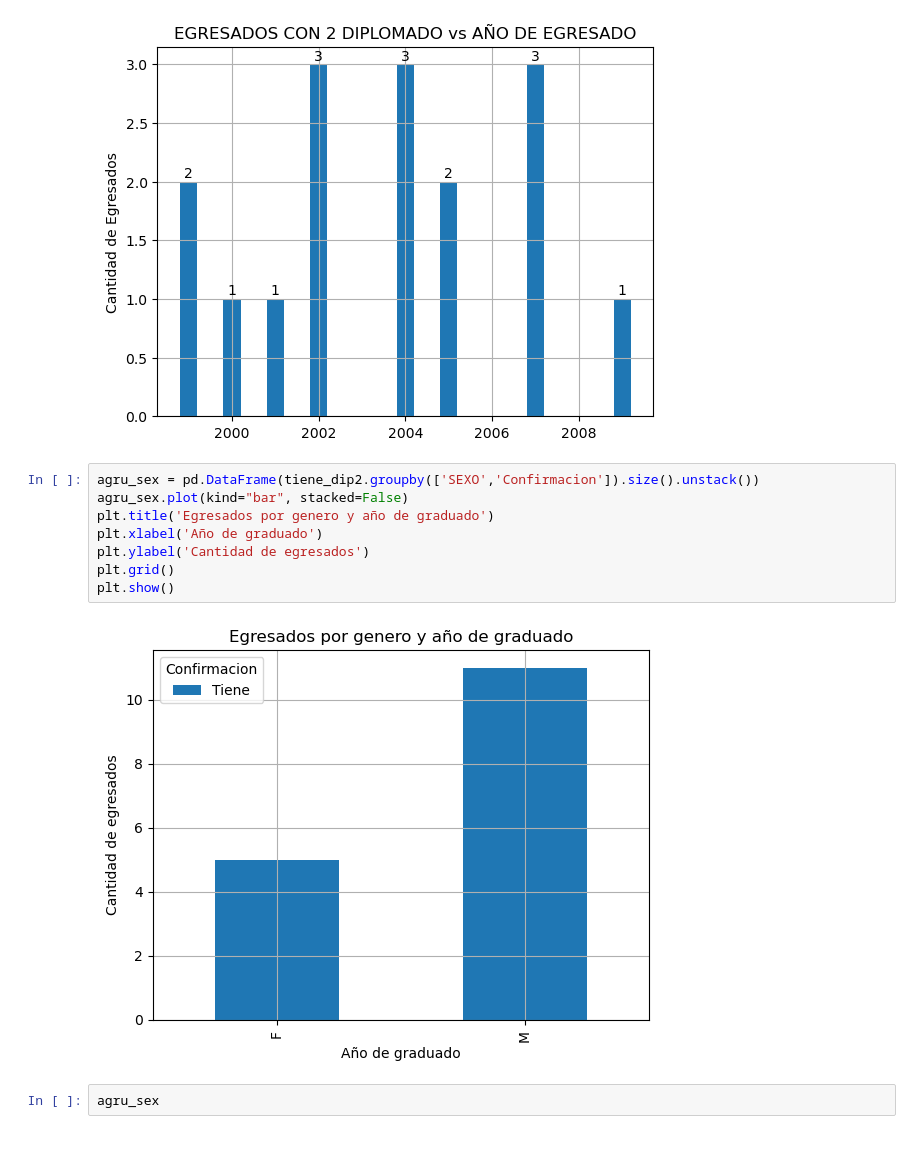
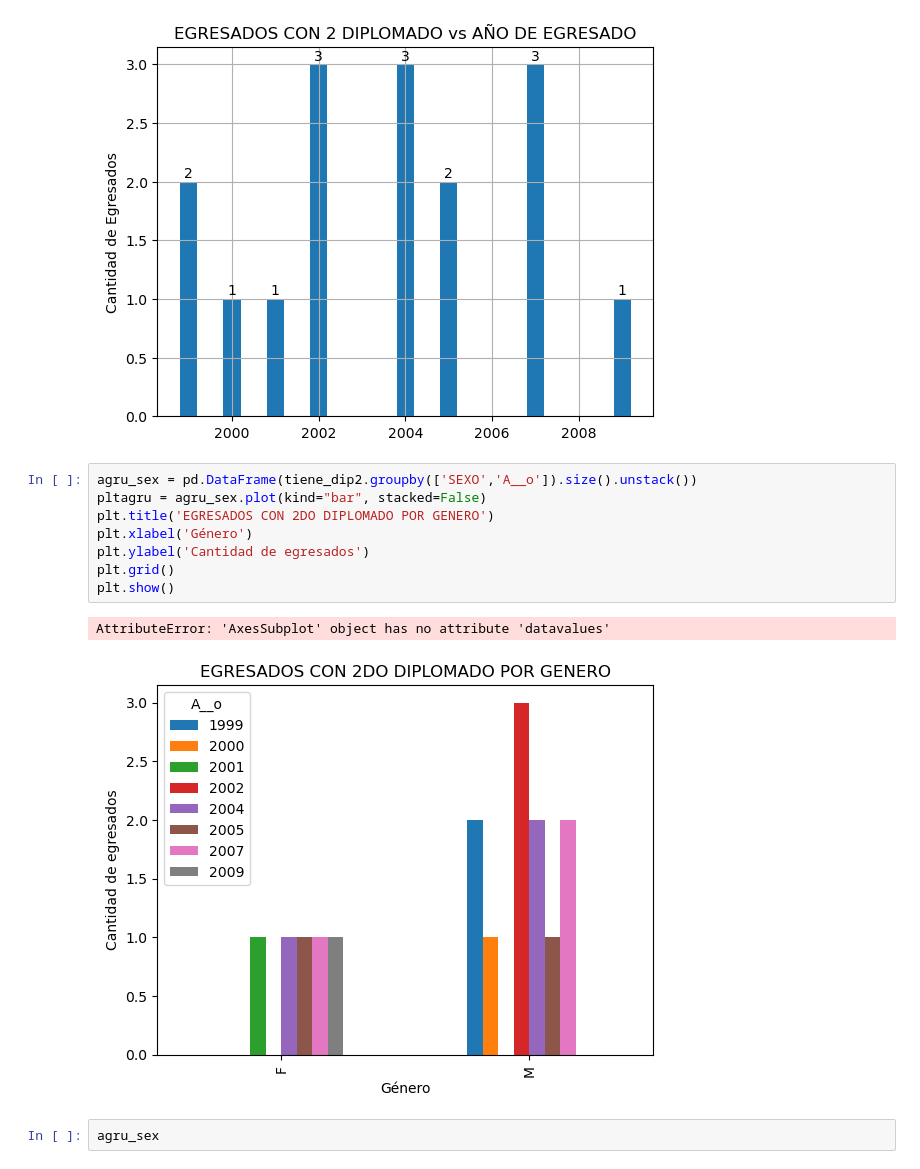
Before and after one commit to CarlosEMontesR/Proyectos2024, a Jupyter notebook: Tesis-2024/Comandos/Diplomado2.ipynb, the cells around one changed output. Saved outputs shown, nothing was run; the diff lists cells and outputs as text.

```diff
--- a/Tesis-2024/Comandos/Diplomado2.ipynb
+++ b/Tesis-2024/Comandos/Diplomado2.ipynb
@@ -90,15 +90,16 @@ plt.grid()
 # %% [output]
 [figure]
 # %%
-agru_sex = pd.DataFrame(tiene_dip2.groupby(['SEXO','Confirmacion']).size().unstack())
-agru_sex.plot(kind="bar", stacked=False)
-plt.title('Egresados por genero y año de graduado')
-plt.xlabel('Año de graduado')
+agru_sex = pd.DataFrame(tiene_dip2.groupby(['SEXO','A__o']).size().unstack())
+pltagru = agru_sex.plot(kind="bar", stacked=False)
+plt.title('EGRESADOS CON 2DO DIPLOMADO POR GENERO')
+plt.xlabel('Género')
 plt.ylabel('Cantidad de egresados')
 plt.grid()
 plt.show()
 # %% [output]
+AttributeError: 'AxesSubplot' object has no attribute 'datavalues'
-[figure, old version]
+[figure, new version]
 # %%
 agru_sex
 # %% [output]
```
Also changed, not shown: 3 other files.
